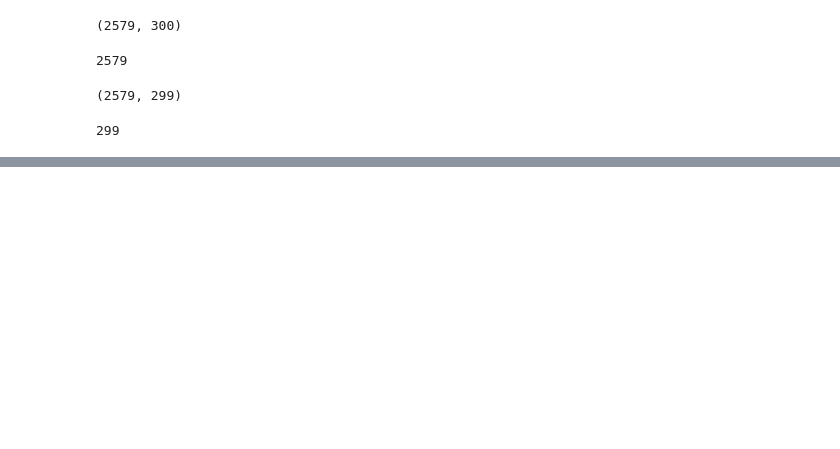
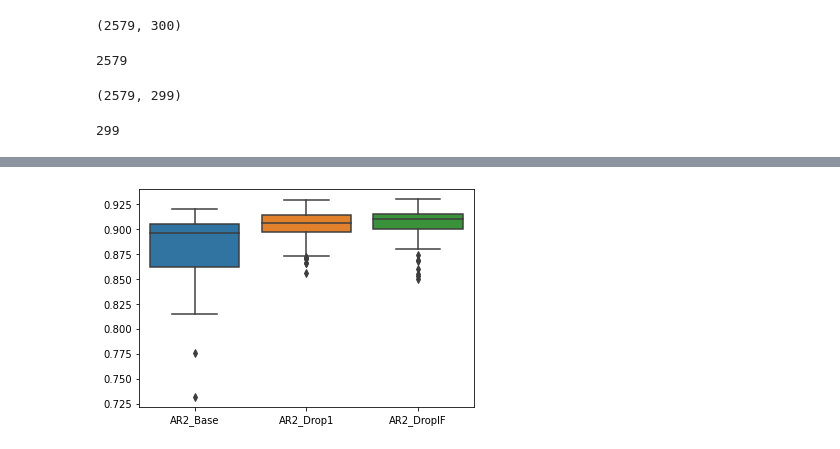
Before and after one commit to BPM1401/Go-Big-Or-Go-Home, a Jupyter notebook: Model Performance/Remove Outliers/MLR_100_AR2_MAE.ipynb, the cells around one changed output, grey strips where cells are left out. Drawn from its saved outputs; the diff is of its cells as text; code cells hidden in the pictures; blank space fills up the shorter version.

```diff
--- a/Model Performance/Remove Outliers/MLR_100_AR2_MAE.ipynb
+++ b/Model Performance/Remove Outliers/MLR_100_AR2_MAE.ipynb
@@ -215,0 +191,17 @@ sns.boxplot(data=box[['MAE_Base', 'MAE_Drop1']]);
+# %%
+AR2_DropIF = []
+MAE_DropIF = []
+
+for i in range(100):
+    X_train, X_test, y_train, y_test = train_test_split(X3,y3,test_size=0.25)
+    MLR.fit(X_train, y_train)
+    pred = MLR.predict(X_test)
+
+    Adj_r2 = 1 - (1-r2_score(y_test, pred)) * (len(y)-1)/(len(y)-X.shape[1]-1)
+    AR2_DropIF.append(Adj_r2)
+
+    mae = mean_absolute_error(y_test, pred)
+    MAE_DropIF.append(mae)
+# %%
+BaseDropIF = pd.DataFrame({'AR2_DropIF': AR2_DropIF, 'MAE_DropIF': MAE_DropIF})
+BaseDropIF
@@ -215,0 +222,3 @@ sns.boxplot(data=box[['MAE_Base', 'MAE_Drop1']]);
+# %%
+BaseDropIF = BaseDropIF[BaseDropIF.AR2_DropIF > 0]
+BaseDropIF
@@ -215,0 +239,3 @@ sns.boxplot(data=box[['MAE_Base', 'MAE_Drop1']]);
+# %%
+box = pd.concat([Base, BaseDrop1, BaseDropIF], axis=1)
+box
@@ -215,0 +268,4 @@ sns.boxplot(data=box[['MAE_Base', 'MAE_Drop1']]);
+# %%
+sns.boxplot(data=box[['AR2_Base','AR2_Drop1', 'AR2_DropIF']]);
+# %% [output]
+[figure, added]
```
Also changed, not shown: parts of 16 cells of this notebook, 25 other files.
